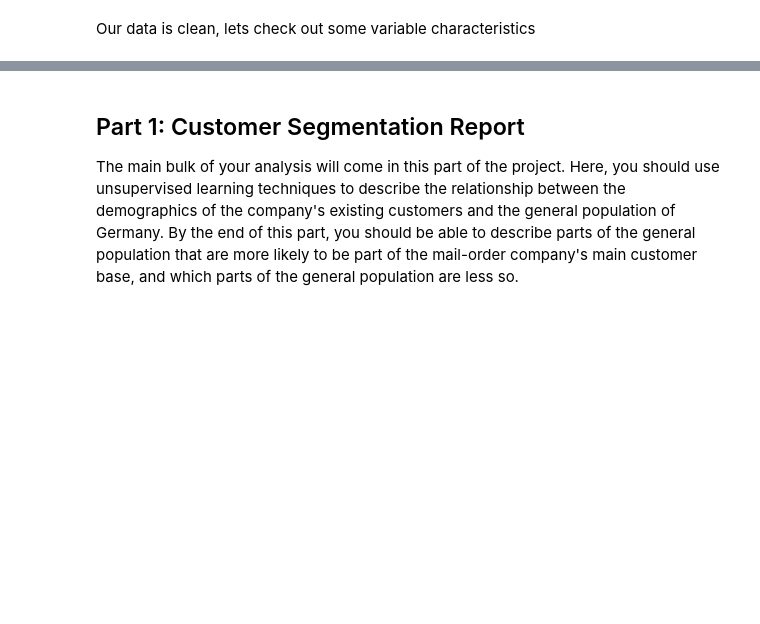
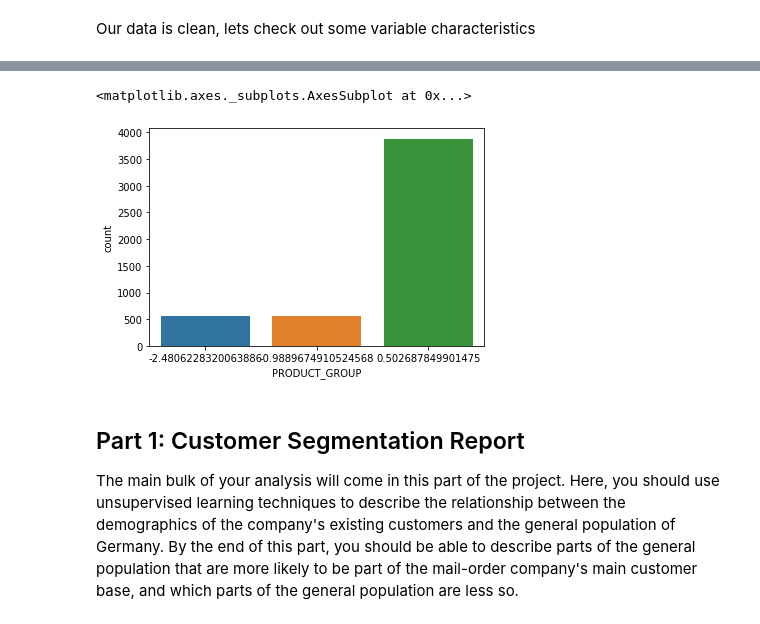
Before and after one commit to Joykareko/AWS-Udacity-Capstone-Project, a Jupyter notebook: Arvato_Project_Workbook.ipynb, the cells around one changed output, grey strips where cells are left out. Saved outputs shown, nothing was run; the diff lists cells and outputs as text; code cells hidden in the pictures; blank space fills up the shorter version.

```diff
--- a/Arvato_Project_Workbook.ipynb
+++ b/Arvato_Project_Workbook.ipynb
@@ -507,3 +534,8 @@ Our data is clean, lets check out some variable characteristics
+# %%
+sns.countplot(customers.PRODUCT_GROUP)
+# %% [output]
+<matplotlib.axes._subplots.AxesSubplot at 0x...>
+[figure, added]
 # %% [markdown]
 ## Part 1: Customer Segmentation Report
 
```
Also changed, not shown: parts of 29 cells of this notebook.
